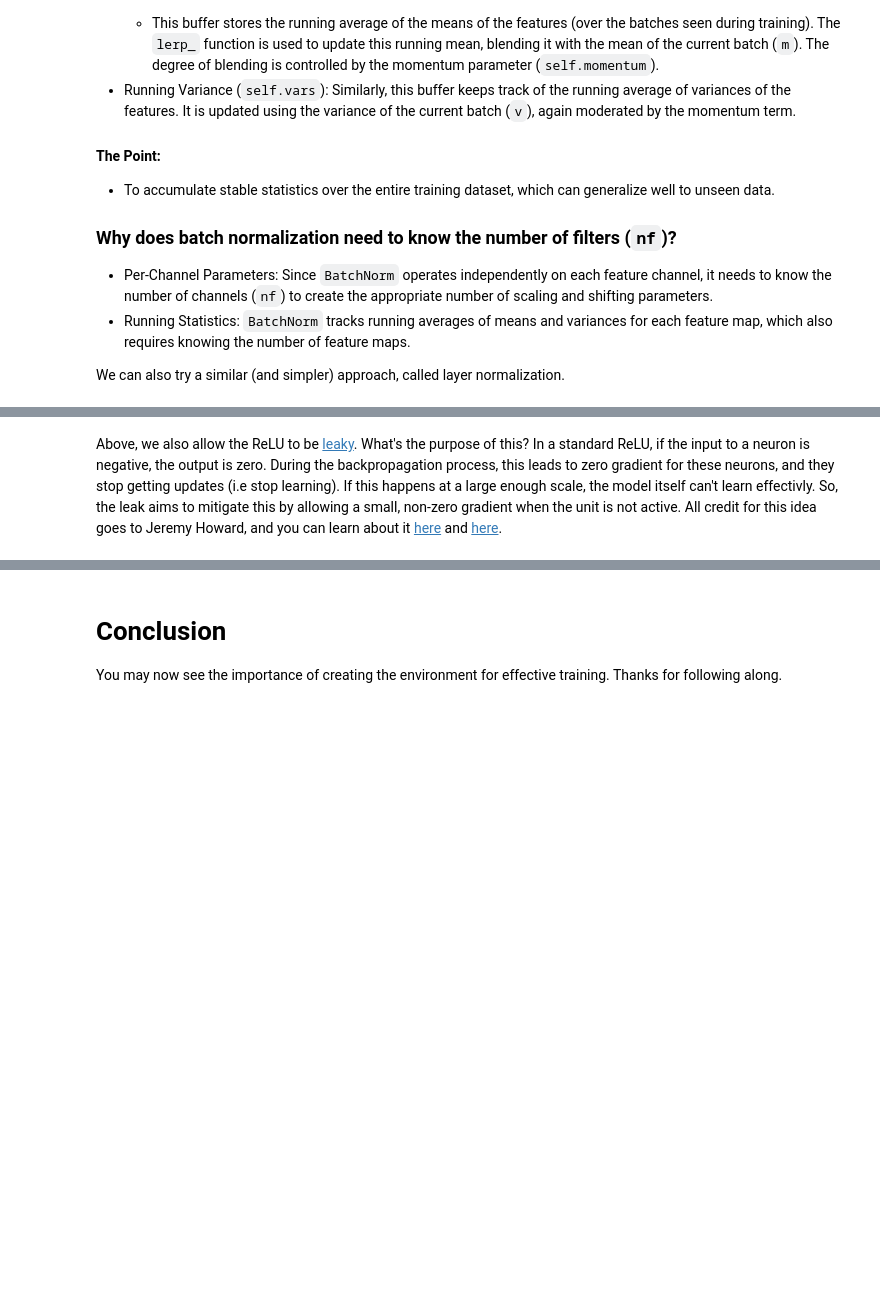
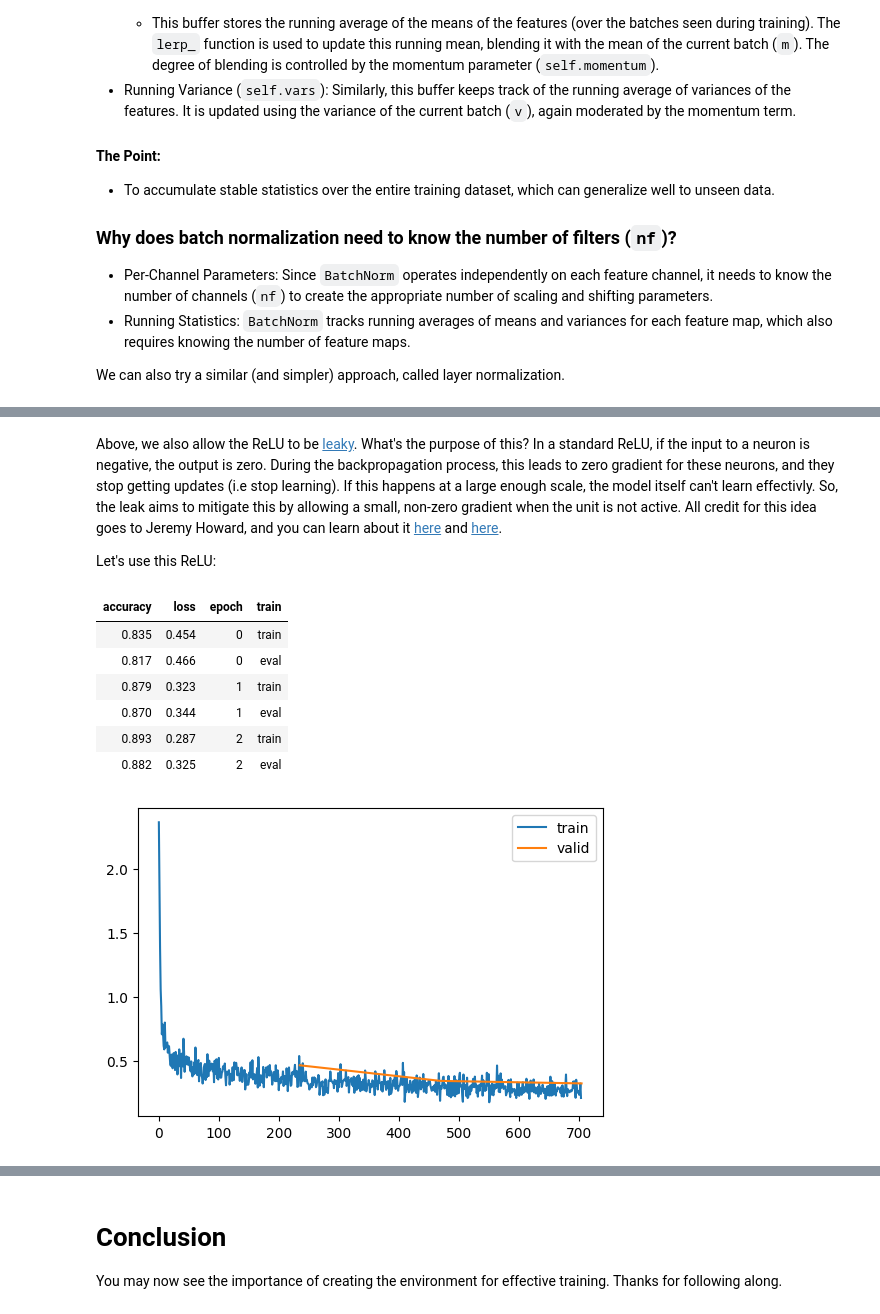
Before and after one commit to Nikhil22/mangocrisp-labs, a Jupyter notebook: training/stability.ipynb, the cells around one changed output, grey strips where cells are left out. Drawn from its saved outputs; the diff is of its cells as text; code cells hidden in the pictures; blank space fills up the shorter version.

Commit message:
update training

```diff
--- a/training/stability.ipynb
+++ b/training/stability.ipynb
@@ -359,2 +364,21 @@ plt.axvline(x=0, color='k', linewidth=0.7)
 # %% [markdown]
 Above, we also allow the ReLU to be [leaky](https://pytorch.org/docs/stable/generated/torch.nn.LeakyReLU.html). What's the purpose of this? In a standard ReLU, if the input to a neuron is negative, the output is zero. During the backpropagation process, this leads to zero gradient for these neurons, and they stop getting updates (i.e stop learning). If this happens at a large enough scale, the model itself can't learn effectivly. So, the leak aims to mitigate this by allowing a small, non-zero gradient when the unit is not active. All credit for this idea goes to Jeremy Howard, and you can learn about it [here](https://github.com/fastai/course22p2/blob/master/nbs/11_initializing.ipynb) and [here](https://www.youtube.com/watch?v=vGsc_NbU7xc).
+
+Let's use this ReLU:
+# %%
+model = get_model(act=partial(CustomReLU, leak=0.1, sub=0.4), norm=torch.nn.BatchNorm2d)
+set_seed(15)
+metrics = MetricsCB(accuracy=MulticlassAccuracy())
+astats = ActivationStats(fc.risinstance(CustomReLU))
+cbs = [DeviceCB(), metrics, ProgressCB(plot=True), astats]
+learn = MomentumLearner(model, dls, torch.nn.functional.cross_entropy, lr=0.2, cbs=cbs)
+learn.fit(3)
+# %% [output]
+| accuracy | loss | epoch | train |
+| 0.835 | 0.454 | 0 | train |
+| 0.817 | 0.466 | 0 | eval |
+| 0.879 | 0.323 | 1 | train |
+| 0.870 | 0.344 | 1 | eval |
+| 0.893 | 0.287 | 2 | train |
+| 0.882 | 0.325 | 2 | eval |
+[figure, added]
```
Also changed, not shown: parts of 16 cells of this notebook, 1 other file.
